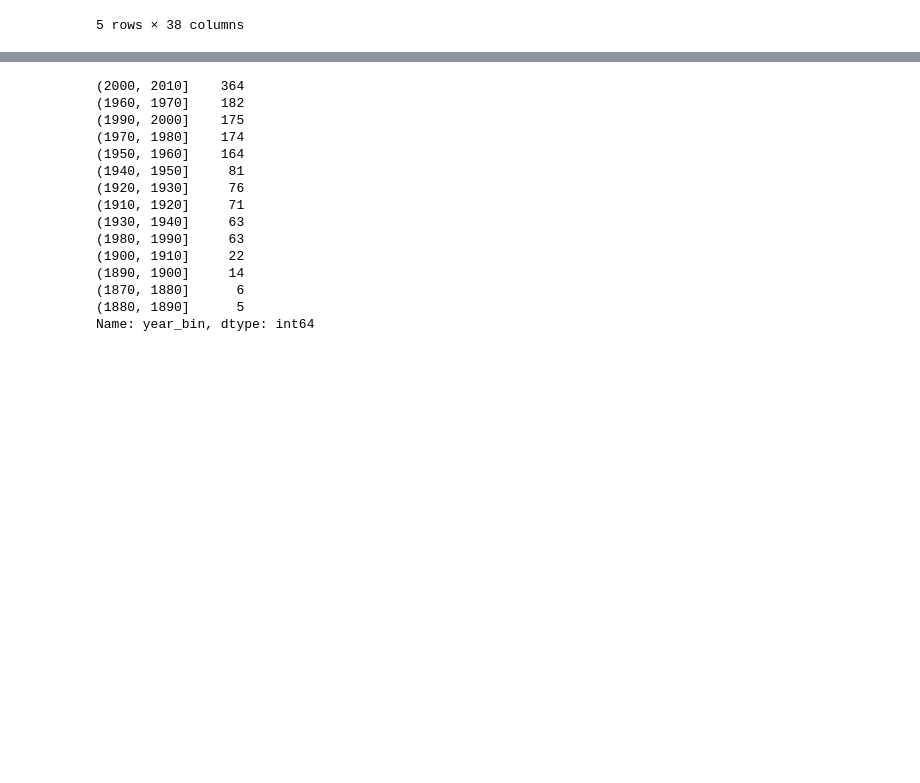
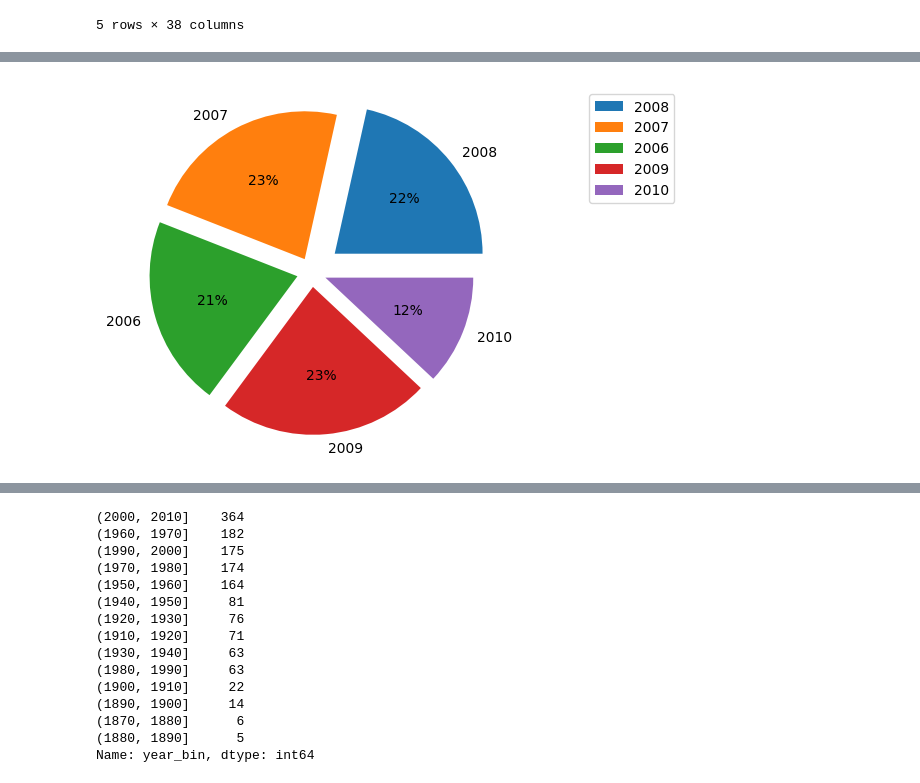
Before and after one commit to shafique18/probability_and_statistics_python, a Jupyter notebook: notebooks/Bar_graphs_and_pie_charts.ipynb, the cells around one changed output, grey strips where cells are left out. Drawn from its saved outputs; the diff is of its cells as text; code cells hidden in the pictures; blank space fills up the shorter version.

```diff
--- a/notebooks/Bar_graphs_and_pie_charts.ipynb
+++ b/notebooks/Bar_graphs_and_pie_charts.ipynb
@@ -90,0 +106,7 @@ print(sorted(df_num.YearBuilt.unique()))
+# %%
+explode = [0.2, 0.1, 0.1, 0.1,0.1]
+plt.pie(df_num.groupby('YrSold').size(), labels = df_num.YrSold.unique(),autopct='%1.00f%%', explode=explode)
+plt.legend(bbox_to_anchor=(1.5,1), loc='upper right')
+plt.show()
+# %% [output]
+[figure, added]
```
Also changed, not shown: parts of 20 cells of this notebook, 3 other files.
